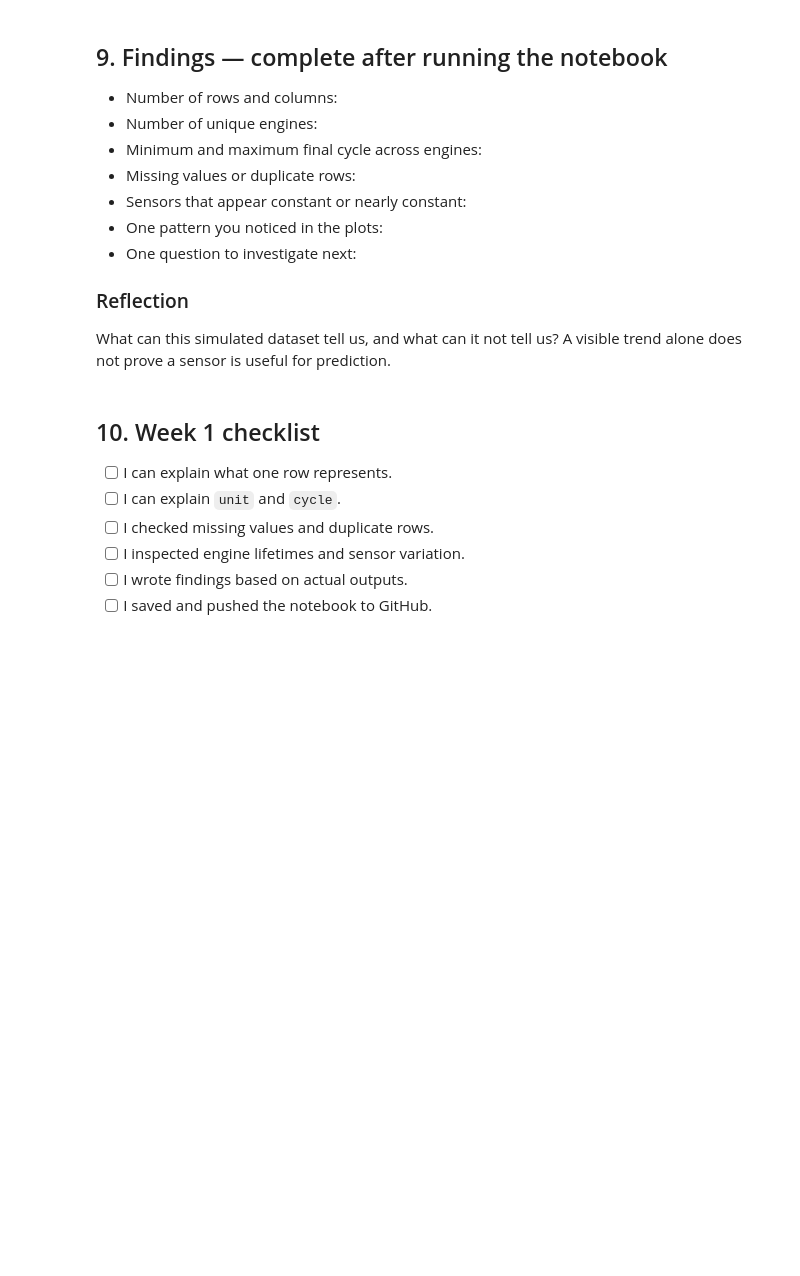
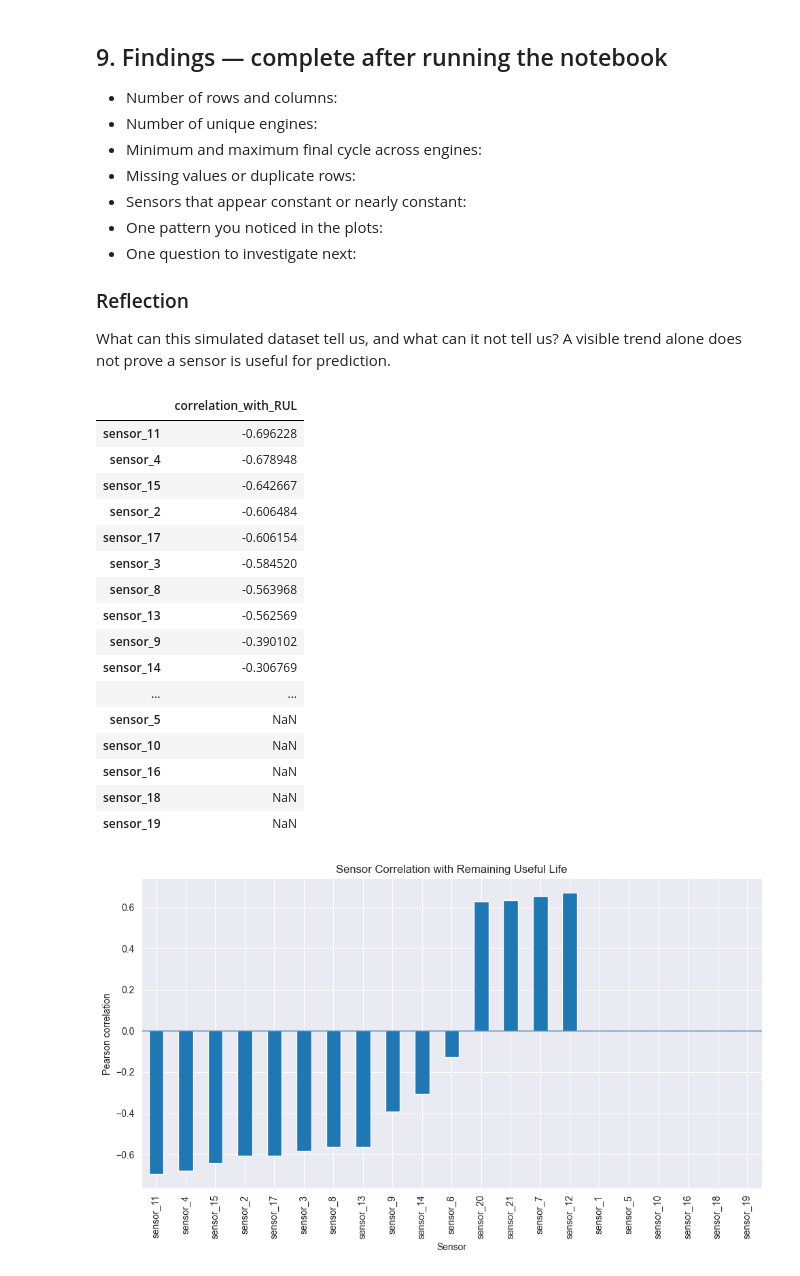
Before and after one commit to RanimRebai/predictive-maintenance-ml, a Jupyter notebook: notebooks/01_data_exploration.ipynb, the cells around one changed output. Cells and saved outputs as stored; diff of their text form; code cells hidden in the pictures; blank space fills up the shorter version.

Commit message:
Add EDA findings and Ridge regression baseline

```diff
--- a/notebooks/01_data_exploration.ipynb
+++ b/notebooks/01_data_exploration.ipynb
@@ -300,12 +308,42 @@ Name: count, dtype: int64
 
 ### Reflection
 What can this simulated dataset tell us, and what can it not tell us? A visible trend alone does not prove a sensor is useful for prediction.
-# %% [markdown]
-## 10. Week 1 checklist
-
-- [ ] I can explain what one row represents.
-- [ ] I can explain `unit` and `cycle`.
-- [ ] I checked missing values and duplicate rows.
-- [ ] I inspected engine lifetimes and sensor variation.
-- [ ] I wrote findings based on actual outputs.
-- [ ] I saved and pushed the notebook to GitHub.
+# %%
+# Correlation between each sensor and RUL
+sensor_rul_corr = (
+    train[sensor_cols + ["RUL"]]
+    .corr(numeric_only=True)["RUL"]
+    .drop("RUL")
+    .sort_values()
+)
+
+display(sensor_rul_corr.to_frame("correlation_with_RUL"))
+
+# Visualize the correlations
+plt.figure(figsize=(10, 6))
+sensor_rul_corr.plot(kind="bar")
+plt.axhline(0, linewidth=1)
+plt.title("Sensor Correlation with Remaining Useful Life")
+plt.ylabel("Pearson correlation")
+plt.xlabel("Sensor")
+plt.tight_layout()
+plt.show()
+# %% [output]
+|  | correlation_with_RUL |
+| sensor_11 | -0.696228 |
+| sensor_4 | -0.678948 |
+| sensor_15 | -0.642667 |
+| sensor_2 | -0.606484 |
+| sensor_17 | -0.606154 |
+| sensor_3 | -0.584520 |
+| sensor_8 | -0.563968 |
+| sensor_13 | -0.562569 |
+| sensor_9 | -0.390102 |
+| sensor_14 | -0.306769 |
+| ... | ... |
+| sensor_5 | NaN |
+| sensor_10 | NaN |
+| sensor_16 | NaN |
+| sensor_18 | NaN |
+| sensor_19 | NaN |
+[figure, added]
```
Also changed, not shown: parts of 10 cells of this notebook, 2 other files.
